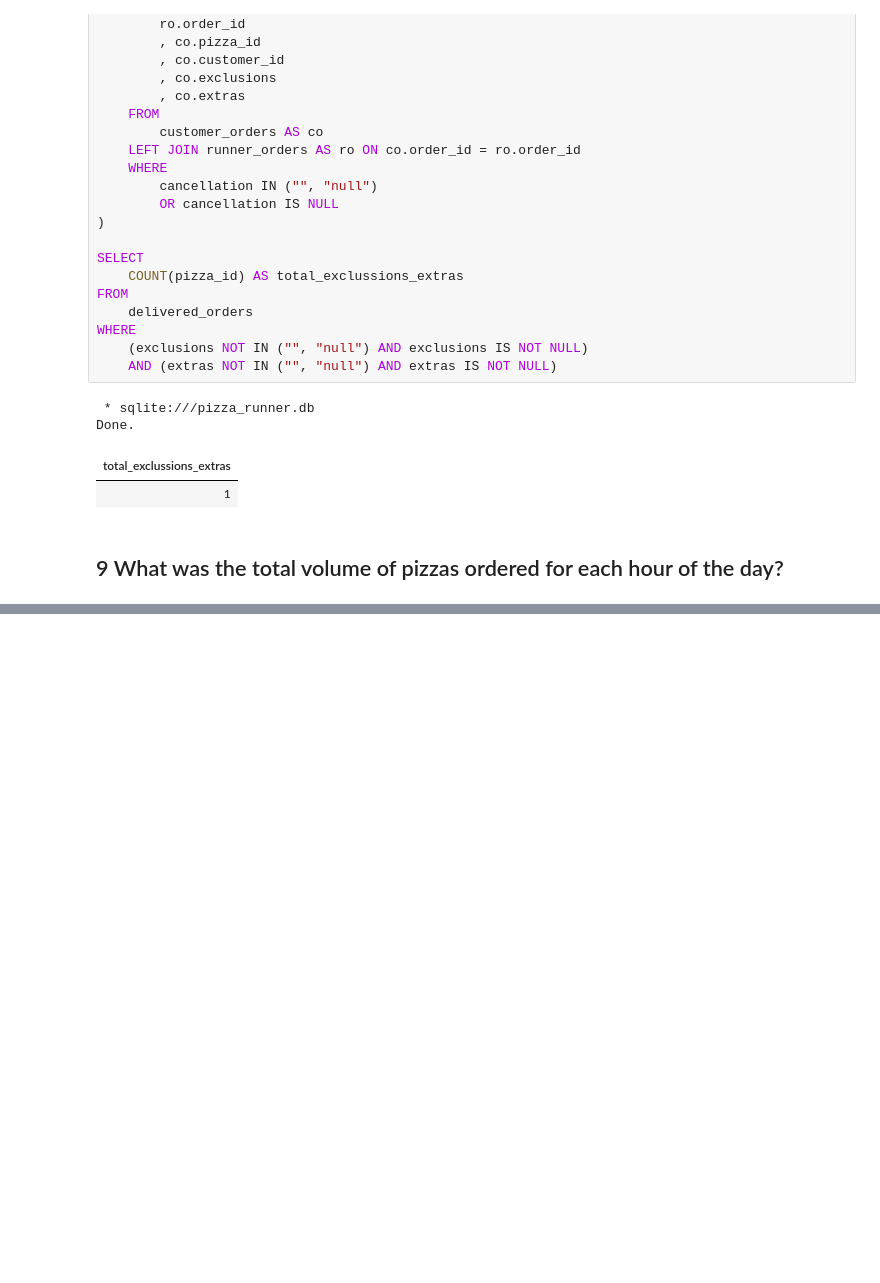
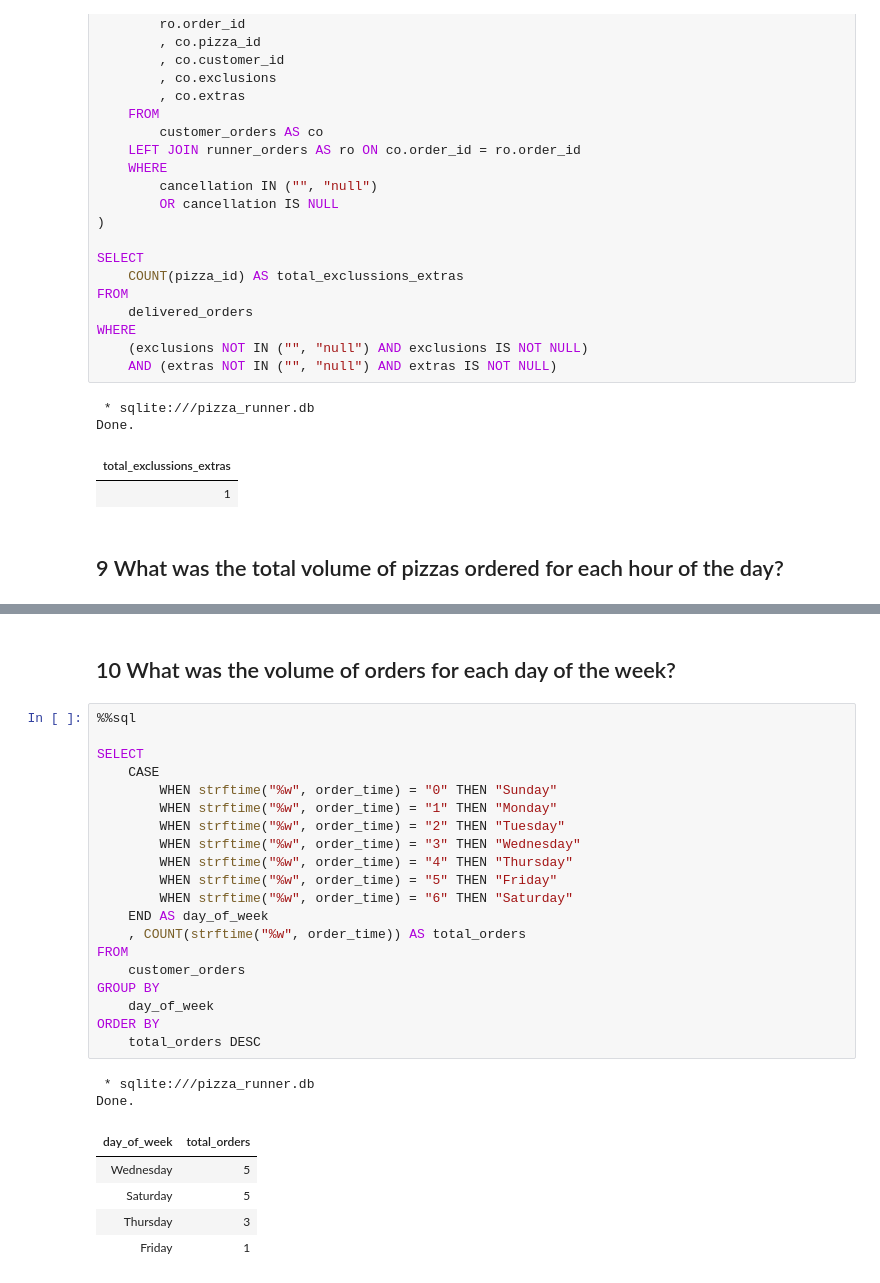
Before and after one commit to Kuziomkin/analytics_case_study, a Jupyter notebook: pizza_runner/pizza_runner_sql.ipynb, the cells around one changed output, grey strips where cells are left out. Cells and saved outputs as stored; diff of their text form; blank space fills up the shorter version.

```diff
--- a/pizza_runner/pizza_runner_sql.ipynb
+++ b/pizza_runner/pizza_runner_sql.ipynb
@@ -576,3 +576,33 @@ Done.
 | 13 | 3 |
 | 19 | 1 |
 | 11 | 1 |
+# %% [markdown]
+## 10 What was the volume of orders for each day of the week?
+# %%
+%%sql
+
+SELECT
+    CASE
+        WHEN strftime("%w", order_time) = "0" THEN "Sunday"
+        WHEN strftime("%w", order_time) = "1" THEN "Monday"
+        WHEN strftime("%w", order_time) = "2" THEN "Tuesday"
+        WHEN strftime("%w", order_time) = "3" THEN "Wednesday"
+        WHEN strftime("%w", order_time) = "4" THEN "Thursday"
+        WHEN strftime("%w", order_time) = "5" THEN "Friday"
+        WHEN strftime("%w", order_time) = "6" THEN "Saturday"
+    END AS day_of_week
+    , COUNT(strftime("%w", order_time)) AS total_orders
+FROM
+    customer_orders
+GROUP BY
+    day_of_week
+ORDER BY
+    total_orders DESC
+# %% [output]
+ * sqlite:///pizza_runner.db
+Done.
+| day_of_week | total_orders |
+| Wednesday | 5 |
+| Saturday | 5 |
+| Thursday | 3 |
+| Friday | 1 |
```
Also changed, not shown: parts of 1 cell of this notebook.
